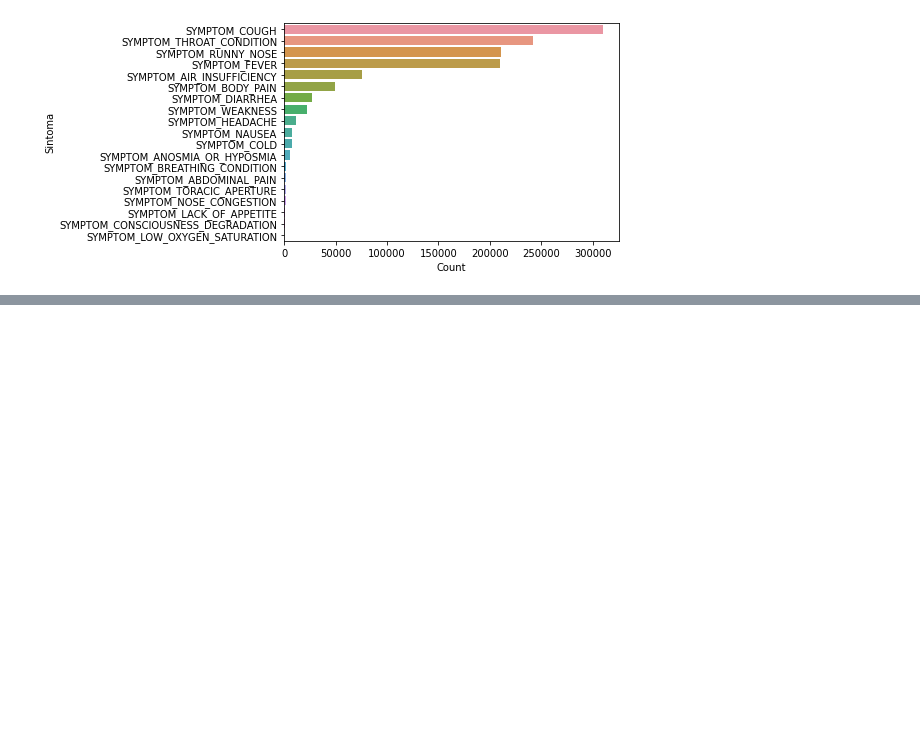
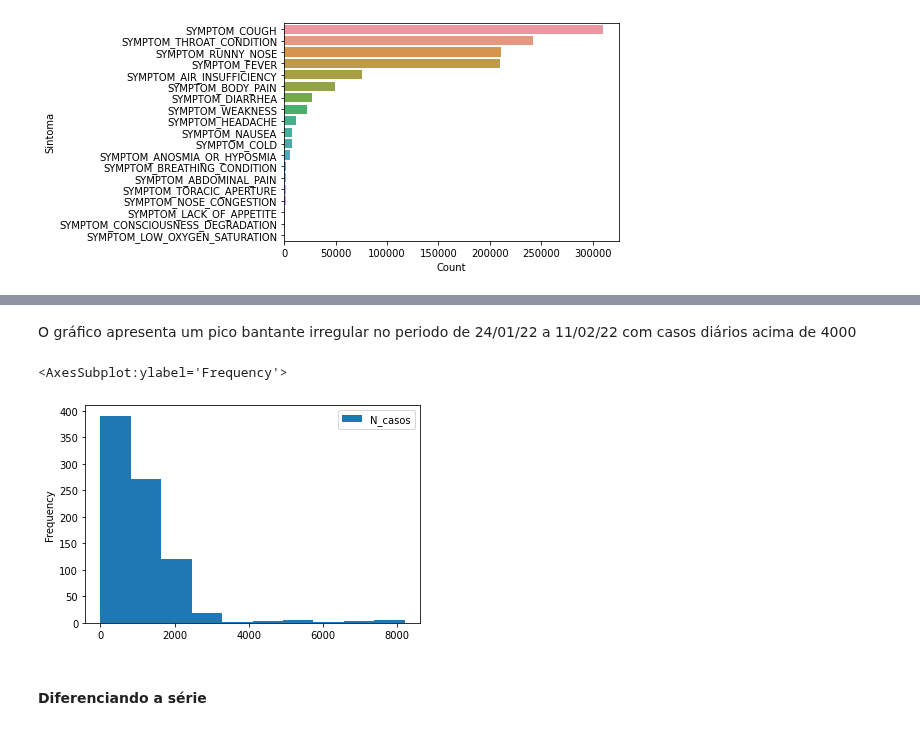
Before and after one commit to bielarnaud/Estudo_dados_de_covid, a Jupyter notebook: Codes/Casos_leves.ipynb, the cells around one changed output, grey strips where cells are left out. Drawn from its saved outputs; the diff is of its cells as text; code cells hidden in the pictures; blank space fills up the shorter version.

```diff
--- a/Codes/Casos_leves.ipynb
+++ b/Codes/Casos_leves.ipynb
@@ -62,0 +142,9 @@ Análises gráficas quantitativa dos sintomas
+# %% [markdown]
+O gráfico apresenta um pico bantante irregular no periodo de 24/01/22 a 11/02/22 com casos diários acima de 4000
+# %%
+df_st.plot.hist()
+# %% [output]
+<AxesSubplot:ylabel='Frequency'>
+[figure, added]
+# %% [markdown]
+#### Diferenciando a série
```
Also changed, not shown: parts of 27 cells of this notebook, 2 other files.
